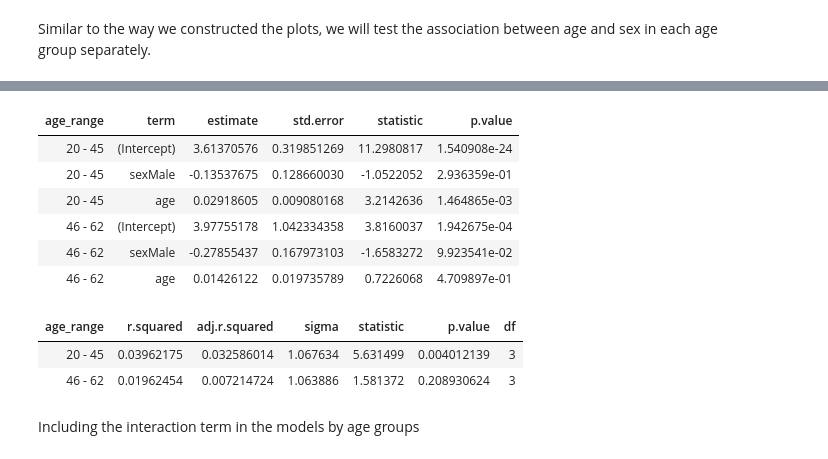
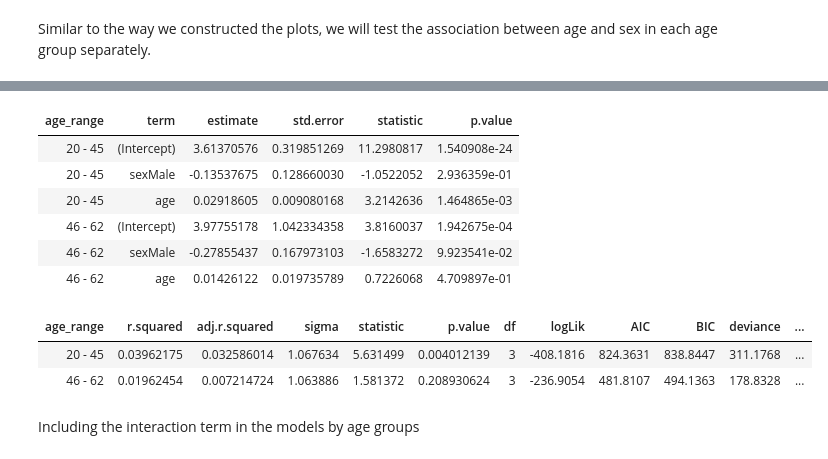
Before and after one commit to jacodela/microbio_aDiv, a Jupyter notebook: Colombia_Analyses/Col_data.ipynb, the cells around one changed output, grey strips where cells are left out. Drawn from its saved outputs; the diff is of its cells as text; code cells hidden in the pictures.

```diff
--- a/Colombia_Analyses/Col_data.ipynb
+++ b/Colombia_Analyses/Col_data.ipynb
@@ -411,7 +411,7 @@ age and sex in each age group separately.
 # %%
 # SV richness
 richness_group_lm = alpha_age_dat %>% group_by(age_range) %>%
-  do(richn_lm = lm(observed_otus ~ sex + age, data = .)  %>% summary())
+  do(richn_lm = lm(observed_otus ~ sex + age, data = .))
 
 # get the coefficients by group in a tidy data_frame
 otu_group_coef = tidy(richness_group_lm, richn_lm)
@@ -448,40 +448,40 @@ pvals = rbind(pvals, data.frame(Population = "Col", Metric = "Richness", Test =
 # %%
 # Shannon index
 shannon_group_lm = alpha_age_dat %>% group_by(age_range) %>%
-  do(shann_lm = lm(shannon ~ sex + age, data = .) %>% summary())
+  do(shann_lm = lm(shannon ~ sex + age, data = .))
 
 # get the coefficients by group in a tidy data_frame
 shannon_group_coef = tidy(shannon_group_lm, shann_lm)
 shannon_group_coef
 
 # R2 of the regression
 shannon_group_R2 = glance(shannon_group_lm, shann_lm)
 shannon_group_R2
 
 sh_age_sex_y = shannon_group_coef %>%
     select(age_range, term, p.value) %>%
     filter(age_range == "20 - 45" & term == "sexMale") %>%
     pull(p.value)
 
 pvals = rbind(pvals, data.frame(Population = "Col", Metric = "Shannon", Test = "age_sex_young", pval = sh_age_sex_y))
 
 sh_age_sex_m = otu_group_coef %>%
     select(age_range, term, p.value) %>%
     filter(age_range == "46 - 62" & term == "sexMale") %>%
     pull(p.value)
 
 pvals = rbind(pvals, data.frame(Population = "Col", Metric = "Shannon", Test = "age_sex_middle", pval = sh_age_sex_m))
 # %% [output]
 | age_range | term | estimate | std.error | statistic | p.value |
 | 20 - 45 | (Intercept) | 3.61370576 | 0.319851269 | 11.2980817 | 1.540908e-24 |
 | 20 - 45 | sexMale | -0.13537675 | 0.128660030 | -1.0522052 | 2.936359e-01 |
 | 20 - 45 | age | 0.02918605 | 0.009080168 | 3.2142636 | 1.464865e-03 |
 | 46 - 62 | (Intercept) | 3.97755178 | 1.042334358 | 3.8160037 | 1.942675e-04 |
 | 46 - 62 | sexMale | -0.27855437 | 0.167973103 | -1.6583272 | 9.923541e-02 |
 | 46 - 62 | age | 0.01426122 | 0.019735789 | 0.7226068 | 4.709897e-01 |
-| age_range | r.squared | adj.r.squared | sigma | statistic | p.value | df |
-| 20 - 45 | 0.03962175 | 0.032586014 | 1.067634 | 5.631499 | 0.004012139 | 3 |
-| 46 - 62 | 0.01962454 | 0.007214724 | 1.063886 | 1.581372 | 0.208930624 | 3 |
+| age_range | r.squared | adj.r.squared | sigma | statistic | p.value | df | logLik | AIC | BIC | deviance | ... |
+| 20 - 45 | 0.03962175 | 0.032586014 | 1.067634 | 5.631499 | 0.004012139 | 3 | -408.1816 | 824.3631 | 838.8447 | 311.1768 | ... |
+| 46 - 62 | 0.01962454 | 0.007214724 | 1.063886 | 1.581372 | 0.208930624 | 3 | -236.9054 | 481.8107 | 494.1363 | 178.8328 | ... |
 # %% [markdown]
 Including the interaction term in the models by age groups
 # %%
```
Also changed, not shown: parts of 2 cells of this notebook.
